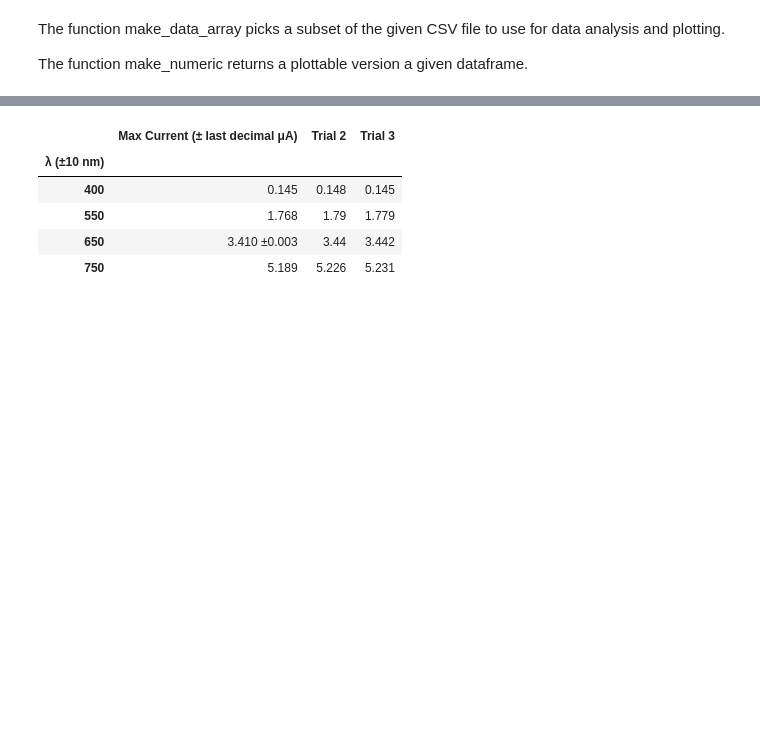
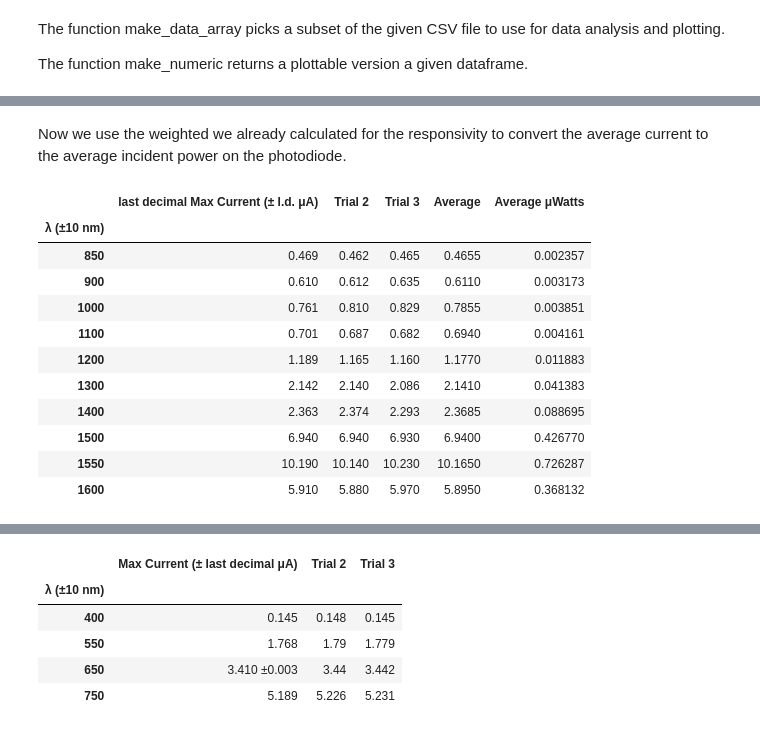
Before and after one commit to MarcosP7635/Ay105, a Jupyter notebook: Lab1.ipynb, the cells around one changed output, grey strips where cells are left out. Cells and saved outputs as stored; diff of their text form; code cells hidden in the pictures; blank space fills up the shorter version.

Commit message:
finally have an incident power as a function of wavelength

```diff
--- a/Lab1.ipynb
+++ b/Lab1.ipynb
@@ -295,5 +212,0 @@ calibrating_df
-# %%
-IR_data_numeric["Incident Watts" + ] = [
-    calibrating_df.loc[lam,"Responsivity (A/W)"] * IR_data_numeric
-                                     for lam in wavelengths]
-IR_data_numeric
@@ -348,0 +241,4 @@ def plot_planck(T):
+# %%
+IR_data_numeric["Average"] = [np.average(IR_data_numeric.iloc[lam,:-1])
+                              for lam in range(IR_data_numeric.shape[0])]
+IR_data_numeric
@@ -348,0 +281,20 @@ def plot_planck(T):
+# %%
+def get_corresponding_data(lam, df, lim = 2):
+    row = 0
+    while not (df.iloc[row, 0] > lam):
+        row += 1
+        if row > df.shape[0] - 1:
+            return df.iloc[row-1, :]
+    if row > 0 and row < df.shape[0]-1 and df.iloc[row-1, 0] - lim < lam:
+        dist = df.iloc[row, 0] - df.iloc[row-1, 0]
+        return (df.iloc[row-1,:] * (df.iloc[row,0] - lam) +
+             df.iloc[row,:] * (lam - df.iloc[row-1,0])) / dist
+    return df.iloc[row, :]
+corresponding_data = [get_corresponding_data(lam,
+                    photodiode_specs_lams) for lam in wavelengths]
+calibrating_df = pd.DataFrame(corresponding_data)#.reset_index(inplace=True)
+calibrating_df.reset_index(inplace=True, drop=True)
+lam_name = "Wavelength (nm)"
+calibrating_df[lam_name] = [int(np.round(x)) for x in calibrating_df[lam_name]]
+calibrating_df.set_index(lam_name, inplace=True, drop=False)
+calibrating_df
@@ -348,0 +314,19 @@ def plot_planck(T):
+# %% [markdown]
+Now we use the weighted we already calculated for the responsivity to convert the average current to the average incident power on the photodiode.
+# %%
+IR_data_numeric["Average μWatts"] = calibrating_df.loc[
+    :,"Responsivity (A/W)"] *  IR_data_numeric.loc[:, "Average"]
+IR_data_numeric
+# %% [output]
+|  | last decimal Max Current (± l.d. μA) | Trial 2 | Trial 3 | Average | Average μWatts |
+| λ (±10 nm) |  |  |  |  |  |
+| 850 | 0.469 | 0.462 | 0.465 | 0.4655 | 0.002357 |
+| 900 | 0.610 | 0.612 | 0.635 | 0.6110 | 0.003173 |
+| 1000 | 0.761 | 0.810 | 0.829 | 0.7855 | 0.003851 |
+| 1100 | 0.701 | 0.687 | 0.682 | 0.6940 | 0.004161 |
+| 1200 | 1.189 | 1.165 | 1.160 | 1.1770 | 0.011883 |
+| 1300 | 2.142 | 2.140 | 2.086 | 2.1410 | 0.041383 |
+| 1400 | 2.363 | 2.374 | 2.293 | 2.3685 | 0.088695 |
+| 1500 | 6.940 | 6.940 | 6.930 | 6.9400 | 0.426770 |
+| 1550 | 10.190 | 10.140 | 10.230 | 10.1650 | 0.726287 |
+| 1600 | 5.910 | 5.880 | 5.970 | 5.8950 | 0.368132 |
```
Also changed, not shown: parts of 28 cells of this notebook, 5 other files.
